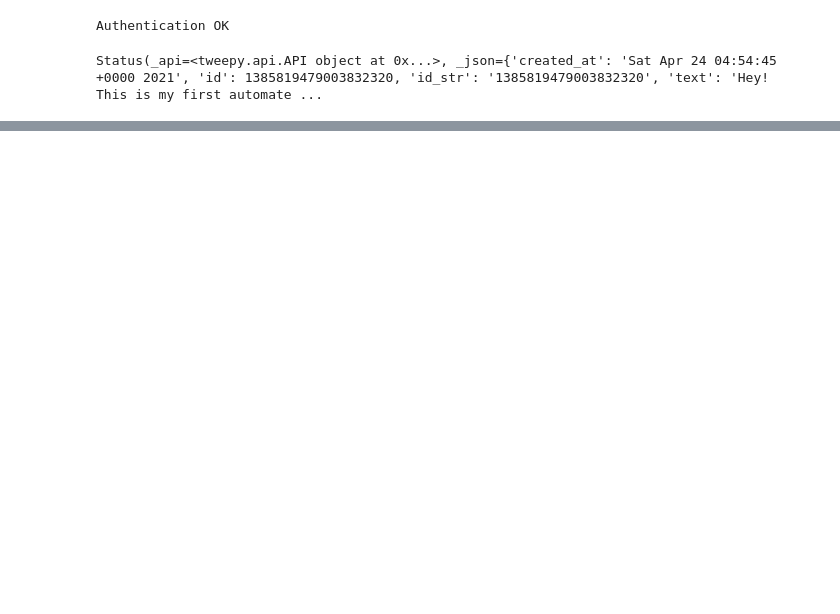
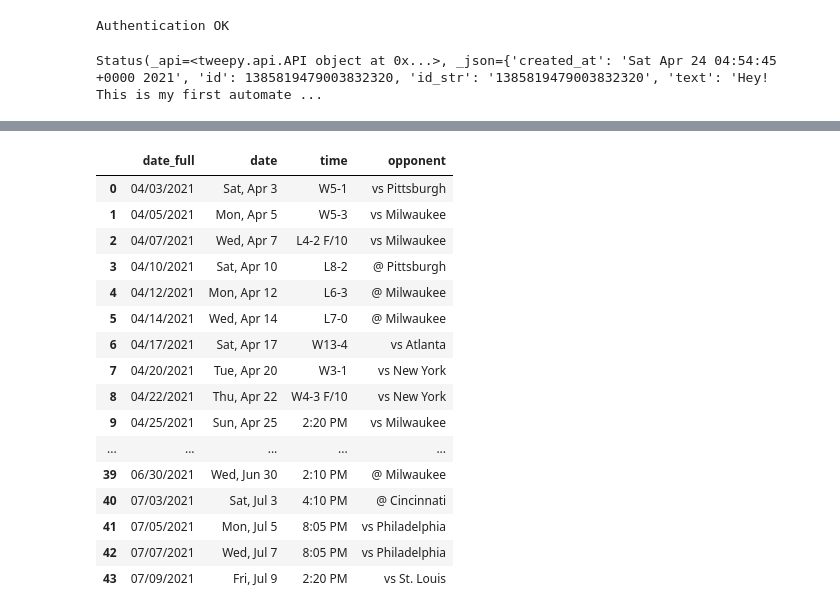
Before and after one commit to DrakeData/Twitter-API-ARCP, a Jupyter notebook: Twitter-Bot.ipynb, the cells around one changed output, grey strips where cells are left out. Cells and saved outputs as stored; diff of their text form; code cells hidden in the pictures; blank space fills up the shorter version.

```diff
--- a/Twitter-Bot.ipynb
+++ b/Twitter-Bot.ipynb
@@ -22,0 +76,3 @@ Status(_api=<tweepy.api.API object at 0x...>, _json={'created_at': 'Sat Apr 24 0
+# %%
+date_data = cal_data.find_all('tr', class_='filled Table__TR Table__TR--sm Table__even')
+date_data
@@ -22,0 +97,3 @@ Status(_api=<tweepy.api.API object at 0x...>, _json={'created_at': 'Sat Apr 24 0
+# %%
+for job_elem in date_data:
+    print(job_elem, end='\n'*2)
@@ -22,0 +128,17 @@ Status(_api=<tweepy.api.API object at 0x...>, _json={'created_at': 'Sat Apr 24 0
+# %%
+dates_ls = []
+opp_ls = []
+time_ls = []
+
+for job_elem in date_data:
+    dates = job_elem.find('span')
+    times = job_elem.find_all('td', class_="Table__TD")
+    opponents = job_elem.find('a')
+
+    dates_ls.append(dates.text)
+    time_ls.append(times[2].text)
+    opp_ls.append(times[1].text)
+
+print(dates_ls)
+print(time_ls)
+print(opp_ls)
@@ -22,0 +157,7 @@ Status(_api=<tweepy.api.API object at 0x...>, _json={'created_at': 'Sat Apr 24 0
+# %%
+date_full = []
+
+for i in dates_ls:
+    dt = parse(i)
+    date_full.append(dt.strftime('%m/%d/%Y'))
+date_full
@@ -22,0 +182,22 @@ Status(_api=<tweepy.api.API object at 0x...>, _json={'created_at': 'Sat Apr 24 0
+# %%
+df = pd.DataFrame(list(zip(date_full, dates_ls, time_ls, opp_ls)),
+                 columns =['date_full', 'date', 'time', 'opponent'])
+df
+# %% [output]
+|  | date_full | date | time | opponent |
+| 0 | 04/03/2021 | Sat, Apr 3 | W5-1 | vs Pittsburgh |
+| 1 | 04/05/2021 | Mon, Apr 5 | W5-3 | vs Milwaukee |
+| 2 | 04/07/2021 | Wed, Apr 7 | L4-2 F/10 | vs Milwaukee |
+| 3 | 04/10/2021 | Sat, Apr 10 | L8-2 | @ Pittsburgh |
+| 4 | 04/12/2021 | Mon, Apr 12 | L6-3 | @ Milwaukee |
+| 5 | 04/14/2021 | Wed, Apr 14 | L7-0 | @ Milwaukee |
+| 6 | 04/17/2021 | Sat, Apr 17 | W13-4 | vs Atlanta |
+| 7 | 04/20/2021 | Tue, Apr 20 | W3-1 | vs New York |
+| 8 | 04/22/2021 | Thu, Apr 22 | W4-3 F/10 | vs New York |
+| 9 | 04/25/2021 | Sun, Apr 25 | 2:20 PM | vs Milwaukee |
+| ... | ... | ... | ... | ... |
+| 39 | 06/30/2021 | Wed, Jun 30 | 2:10 PM | @ Milwaukee |
+| 40 | 07/03/2021 | Sat, Jul 3 | 4:10 PM | @ Cincinnati |
+| 41 | 07/05/2021 | Mon, Jul 5 | 8:05 PM | vs Philadelphia |
+| 42 | 07/07/2021 | Wed, Jul 7 | 8:05 PM | vs Philadelphia |
+| 43 | 07/09/2021 | Fri, Jul 9 | 2:20 PM | vs St. Louis |
```
Also changed, not shown: parts of 11 cells of this notebook.
